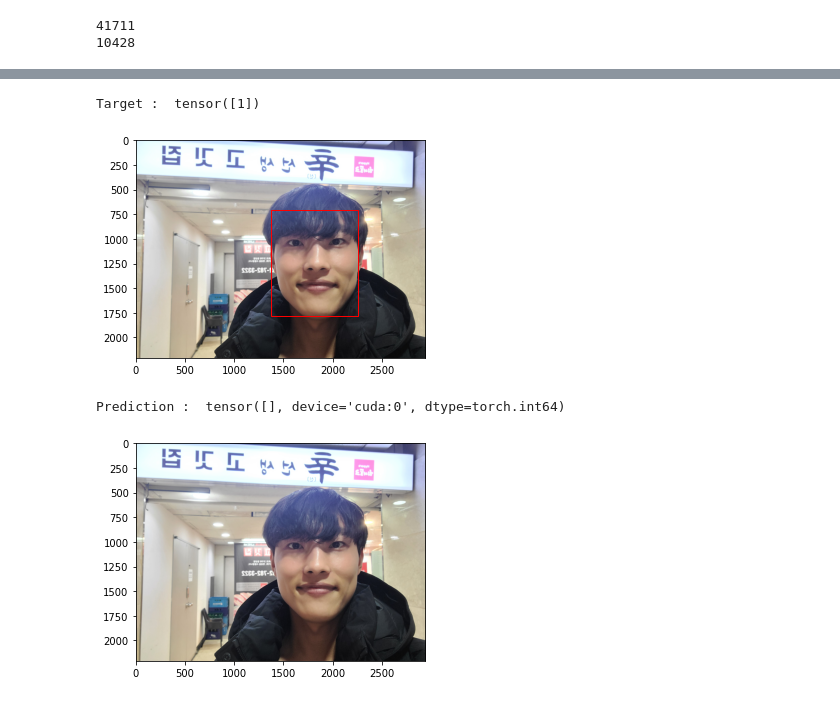
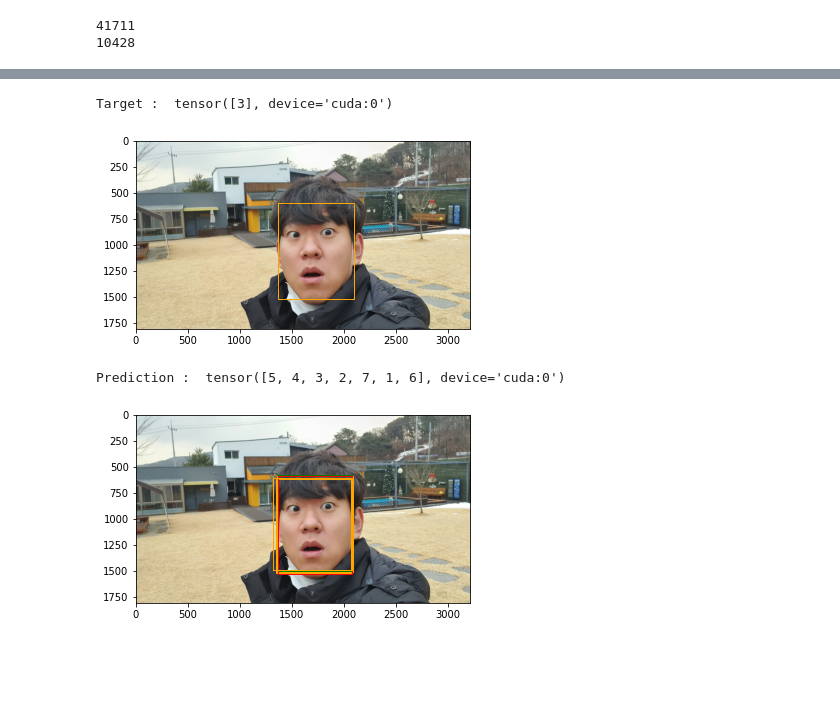
Before and after one commit to BaegHaYan/VISION, a Jupyter notebook: BaegHaYan_Faster_Rcnn.ipynb, the cells around one changed output, grey strips where cells are left out. Saved outputs shown, nothing was run; the diff lists cells and outputs as text; code cells hidden in the pictures; blank space fills up the shorter version.

```diff
--- a/BaegHaYan_Faster_Rcnn.ipynb
+++ b/BaegHaYan_Faster_Rcnn.ipynb
@@ -205,14 +208,14 @@ print(len(test_datset))
 10428
 # %%
 #train_data_loader = torch.utils.data.DataLoader(train_dataset, batch_size=4, shuffle=True, num_workers=0)
-train_data_loader = torch.utils.data.DataLoader(train_dataset, batch_size=3, shuffle=True, num_workers=0, collate_fn=collate_fn)
+train_data_loader = torch.utils.data.DataLoader(train_dataset, batch_size=4, shuffle=True, num_workers=0, collate_fn=collate_fn)
 # %%
 #test_data_loader = torch.utils.data.DataLoader(test_datset, batch_size = 2, shuffle=False, num_workers=0)
 test_data_loader = torch.utils.data.DataLoader(test_datset, batch_size = 2, shuffle=False, num_workers=0, collate_fn=collate_fn)
 # %%
 # optimizer
 params = [p for p in model.parameters() if p.requires_grad]
-optimizer = torch.optim.SGD(params, lr=0.0001,
-                                momentum=0.9, weight_decay=0.0005)
+optimizer = torch.optim.SGD(params, lr=0.003,
+                                momentum=0.90, weight_decay=0.0005)
 # %%
 num_epochs = 15
@@ -260,7 +226,7 @@ for epoch in range(num_epochs):
     start_time = time.time()
     model.train()
     i = 0
-    j = 0
+    j = 4600
     epoch_loss = 0
     for imgs, labels in train_data_loader:
         try:
@@ -283,7 +249,8 @@ for epoch in range(num_epochs):
                 print(f'지금 : {j}번째까지의 Loss : {epoch_loss / i}')
                 epoch_loss = 0
                 i = 0
-            if j == 3000:
+            if j == 10000:
+                torch.save(model.state_dict(), 'model_weights5000.pth')
                 break
 
         except Exception as e:
@@ -349,9 +290,15 @@ def make_prediction(model, img, threshold):
     return preds
 # %%
 # 테스트셋 배치사이즈= 2
-for imgs, annotations in test_data_loader:
+i = 0
+model.eval()
+for imgs, labels in test_data_loader:
+    annotations = [{k: v.to(device) for k, v in t.items()} for t in labels]
     imgs = list(img.to(device) for img in imgs)
+    preds = model(imgs)
 
-    pred = make_prediction(model, imgs, 0.7)
 
-    break
+    print("Target : ", annotations[i]['labels'])
+    plot_image_from_output(imgs[i], annotations[i])
+    print("Prediction : ", preds[i]['labels'])
+    plot_image_from_output(imgs[i], preds[i])
@@ -358,11 +310,11 @@ for imgs, annotations in test_data_loader:
 # %%
 _idx = 1
 print("Target : ", annotations[_idx]['labels'])
 plot_image_from_output(imgs[_idx], annotations[_idx])
-print("Prediction : ", pred[_idx]['labels'])
-plot_image_from_output(imgs[_idx], pred[_idx])
+print("Prediction : ", preds[_idx]['labels'])
+plot_image_from_output(imgs[_idx], preds[_idx])
 # %% [output]
-Target :  tensor([1])
+Target :  tensor([3], device='cuda:0')
-[figure, old version]
+[figure, new version]
-Prediction :  tensor([], device='cuda:0', dtype=torch.int64)
+Prediction :  tensor([5, 4, 3, 2, 7, 1, 6], device='cuda:0')
-[figure, old version]
+[figure, new version]
```
Also changed, not shown: parts of 7 cells of this notebook.
